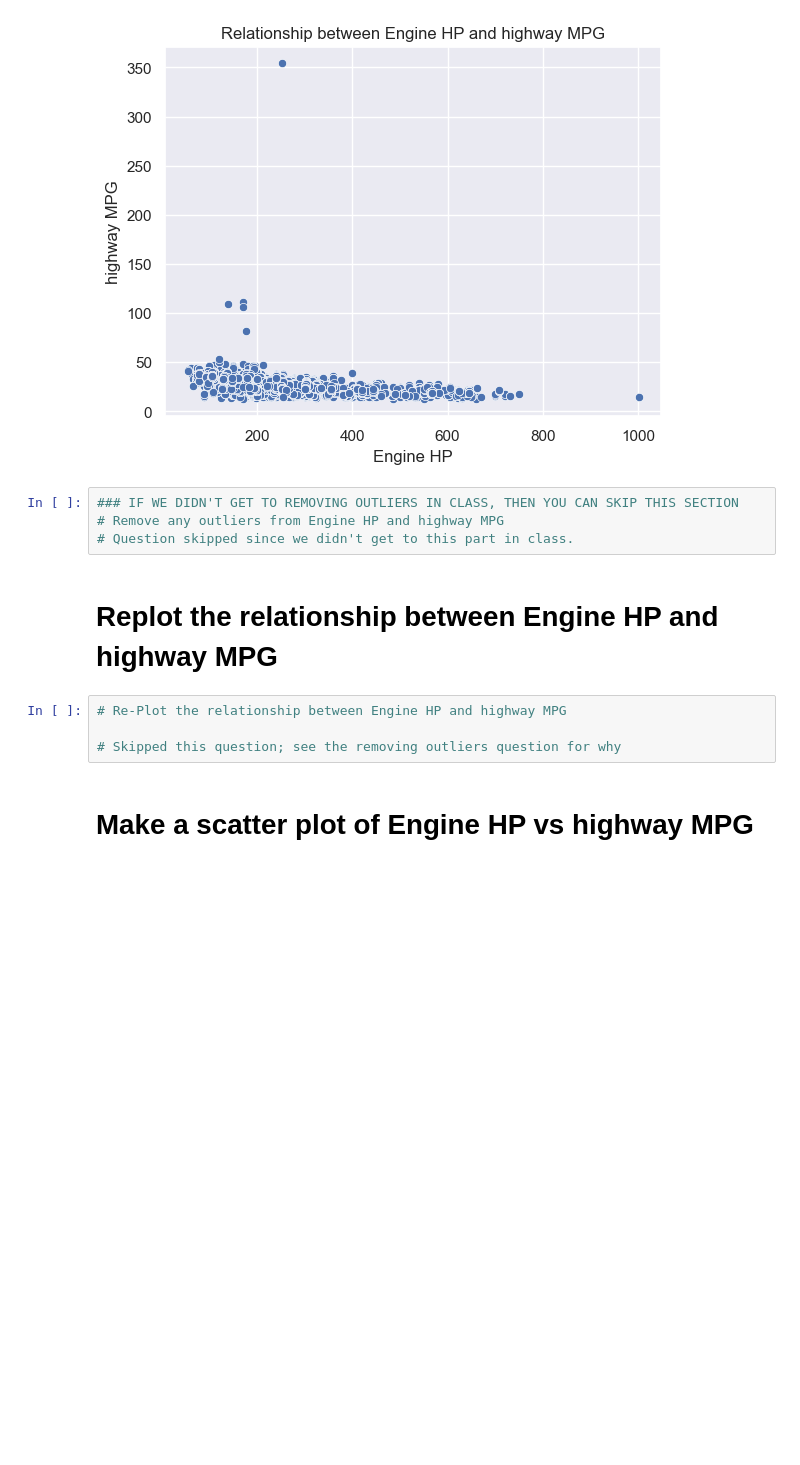
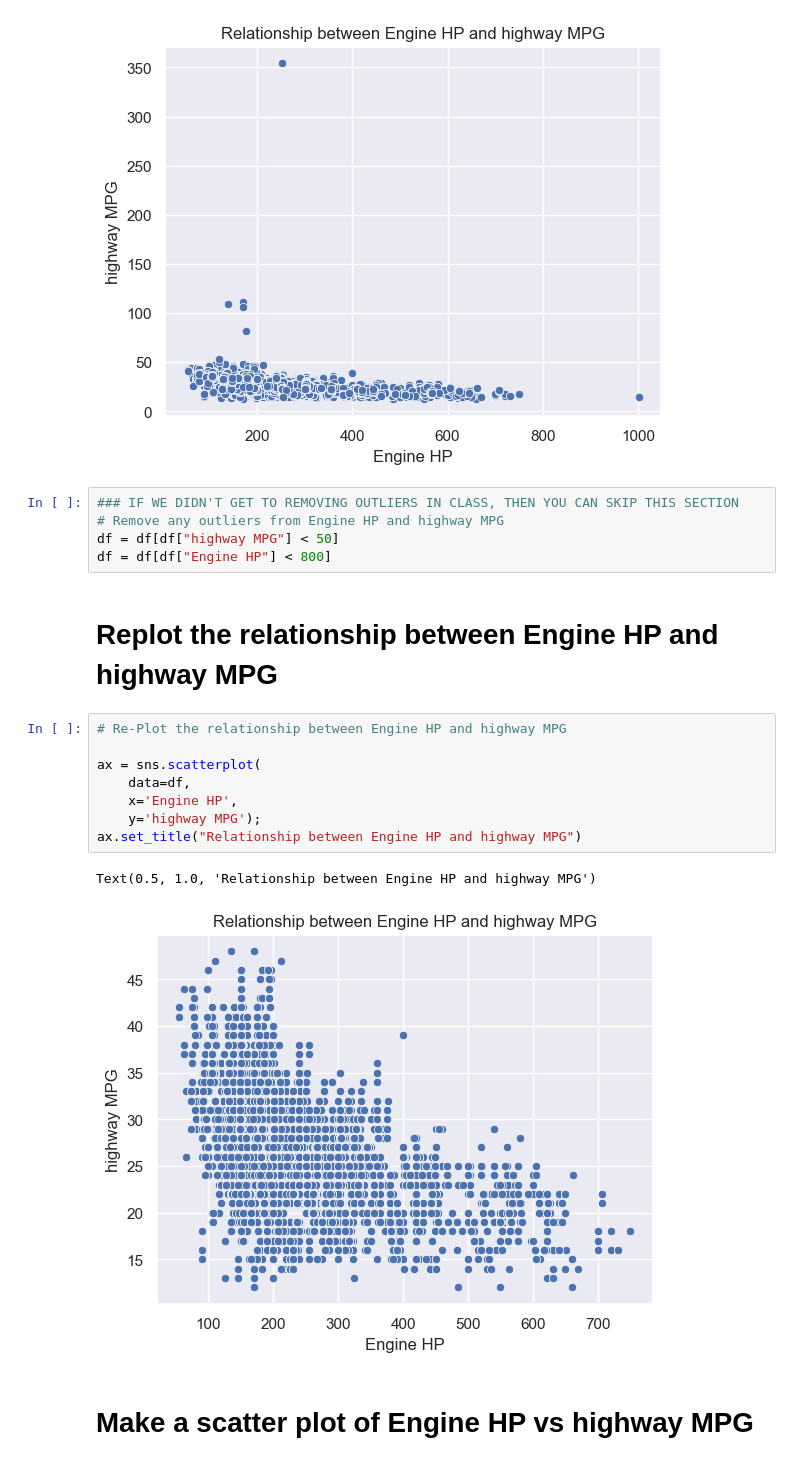
Before and after one commit to JasonWu00/my-fork-2023-fall-data-science, a Jupyter notebook: Week-02-Data-Viz-EDA/Exercise-ZW.ipynb, the cells around one changed output. Cells and saved outputs as stored; diff of their text form; blank space fills up the shorter version.

```diff
--- a/Week-02-Data-Viz-EDA/Exercise-ZW.ipynb
+++ b/Week-02-Data-Viz-EDA/Exercise-ZW.ipynb
@@ -209,13 +209,21 @@ Text(0.5, 1.0, 'Relationship between Engine HP and highway MPG')
 # %%
 ### IF WE DIDN'T GET TO REMOVING OUTLIERS IN CLASS, THEN YOU CAN SKIP THIS SECTION
 # Remove any outliers from Engine HP and highway MPG
-# Question skipped since we didn't get to this part in class.
+df = df[df["highway MPG"] < 50]
+df = df[df["Engine HP"] < 800]
 # %% [markdown]
 # Replot the relationship between Engine HP and highway MPG
-# %%
-# Re-Plot the relationship between Engine HP and highway MPG
-
-# Skipped this question; see the removing outliers question for why
+# %%
+# Re-Plot the relationship between Engine HP and highway MPG
+
+ax = sns.scatterplot(
+    data=df,
+    x='Engine HP',
+    y='highway MPG');
+ax.set_title("Relationship between Engine HP and highway MPG")
+# %% [output]
+Text(0.5, 1.0, 'Relationship between Engine HP and highway MPG')
+[figure, added]
 # %% [markdown]
 # Make a scatter plot of Engine HP vs highway MPG
 # %%
```
Also changed, not shown: parts of 4 cells of this notebook.
